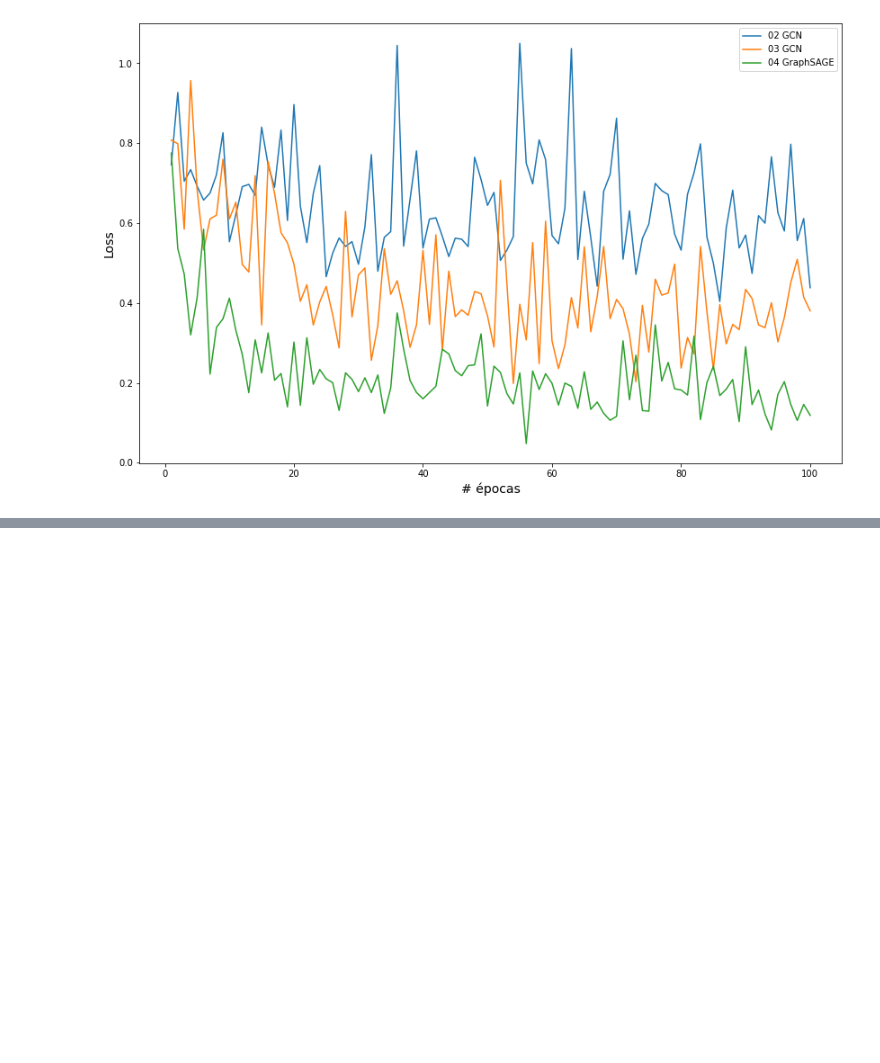
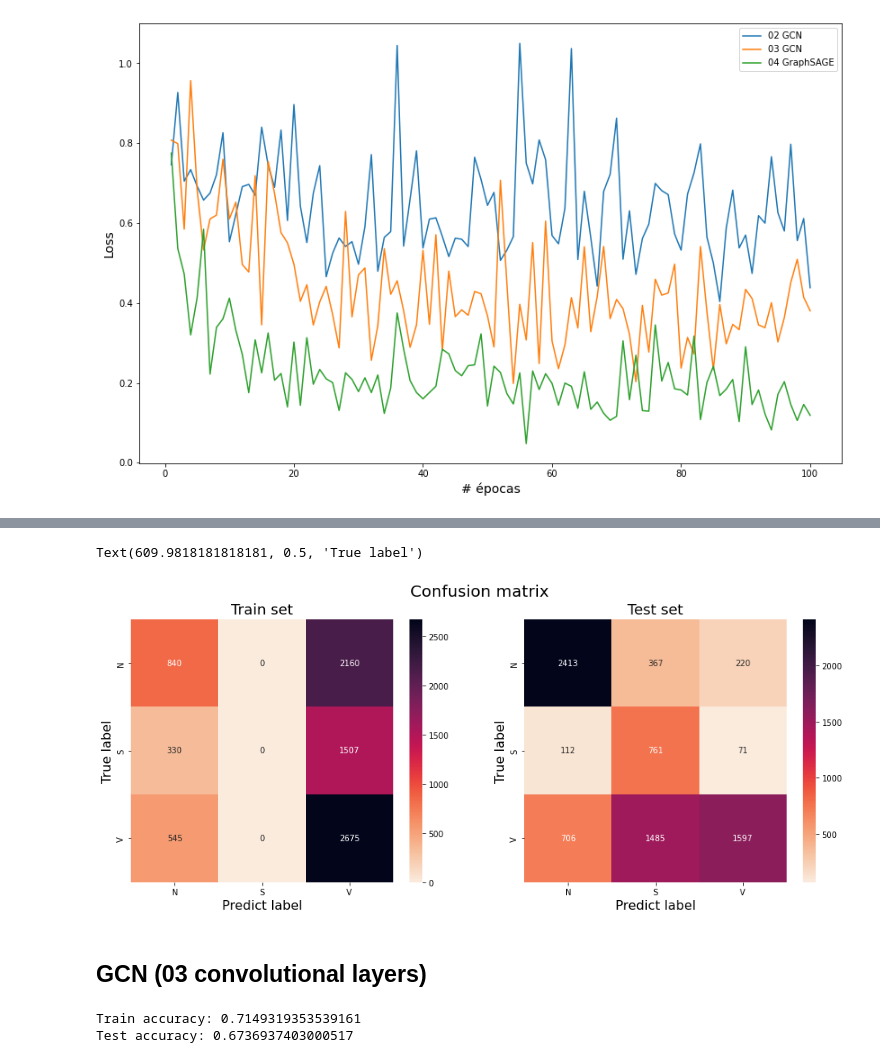
Before and after one commit to raffoliveira/Master_Degree, a Jupyter notebook: Disciplinas/Complex_network/Projeto/Codes/project.ipynb, the cells around one changed output, grey strips where cells are left out. Saved outputs shown, nothing was run; the diff lists cells and outputs as text; code cells hidden in the pictures; blank space fills up the shorter version.

```diff
--- a/Disciplinas/Complex_network/Projeto/Codes/project.ipynb
+++ b/Disciplinas/Complex_network/Projeto/Codes/project.ipynb
@@ -956,0 +1078,76 @@ plt.show()
+# %%
+fig, ax = plt.subplots(1,2,figsize=(16,6))
+
+matrix_train_gcn = confusion_matrix(true_train_label, pred_train_label)
+matrix_test_gcn = confusion_matrix(true_test_label, pred_test_label)
+
+sns.heatmap(matrix_train_gcn, ax=ax[0],
+            xticklabels=['N','S','V'],
+            yticklabels=['N','S','V'],
+            annot=True,
+            fmt='.0f',
+            cmap='rocket_r',)
+sns.heatmap(matrix_test_gcn, ax=ax[1],
+            xticklabels=['N','S','V'],
+            yticklabels=['N','S','V'],
+            annot=True,
+            fmt='.0f',
+            cmap='rocket_r')
+plt.suptitle('Confusion matrix', fontsize=20)
+ax[0].set_title('Train set', fontsize=18)
+ax[0].set_xlabel('Predict label', fontsize=16)
+ax[0].set_ylabel('True label', fontsize=16)
+ax[1].set_title('Test set', fontsize=18)
+ax[1].set_xlabel('Predict label', fontsize=16)
+ax[1].set_ylabel('True label', fontsize=16)
+# %% [output]
+Text(609.9818181818181, 0.5, 'True label')
+[figure, added]
+# %% [markdown]
+## GCN (03 convolutional layers)
+# %%
+model = GCN2(2,20, 3)
+optimizer = th.optim.Adam(model.parameters(), lr=0.01)
+
+pred_train_label = []
+true_train_label = []
+pred_test_label = []
+true_test_label = []
+acc_train_gcn2 = []
+loss_train_gcn2 = []
+num_correct_train = 0
+num_tests_train = 0
+num_correct_test = 0
+num_tests_test = 0
+tag = True
+
+for epoch in range(100):
+    for batched_graph, labels in test_dataloader:
+        pred = model(batched_graph, batched_graph.ndata['attr'].float())
+        if tag:
+            pred_train_label.extend(pred.argmax(1))
+            true_train_label.extend(labels)
+        num_correct_train += (pred.argmax(1) == labels).sum().item()
+        num_tests_train += len(labels)
+        loss = F.cross_entropy(pred, labels)
+        optimizer.zero_grad()
+        loss.backward()
+        optimizer.step()
+    tag = False
+    loss_train_gcn2.append(loss)
+    acc_train_gcn2.append(num_correct_train / num_tests_train)
+
+
+print('Train accuracy:', np.array(acc_train_gcn2).mean())
+
+for batched_graph, labels in train_dataloader:
+    pred = model(batched_graph, batched_graph.ndata['attr'].float())
+    num_correct_test += (pred.argmax(1) == labels).sum().item()
+    num_tests_test += len(labels)
+    pred_test_label.extend(pred.argmax(1))
+    true_test_label.extend(labels)
+
+print('Test accuracy:', num_correct_test / num_tests_test)
+# %% [output]
+Train accuracy: 0.7149319353539161
+Test accuracy: 0.6736937403000517
```
Also changed, not shown: parts of 30 cells of this notebook.
